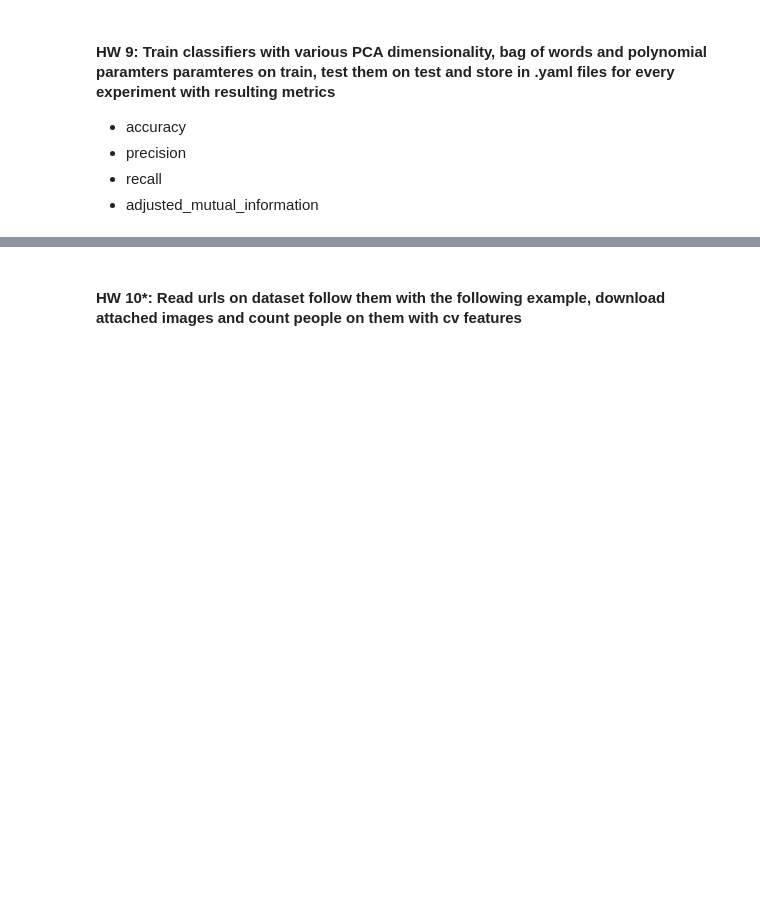
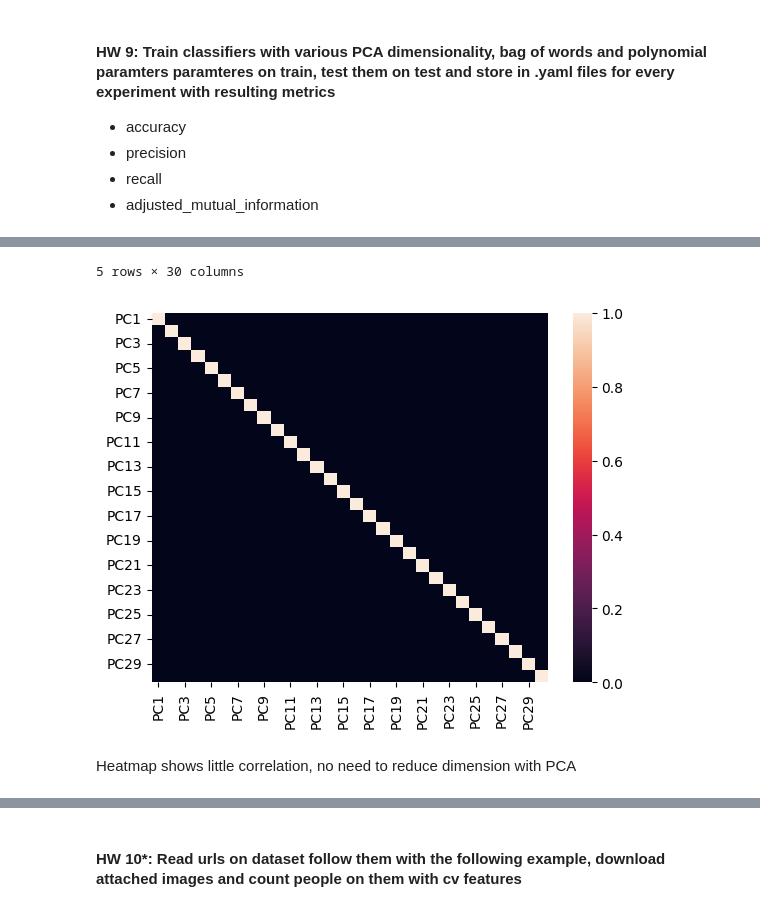
Before and after one commit to fortune-max/M4-python-refresher-ml, a Jupyter notebook: Fortune_BigHomework2.ipynb, the cells around one changed output, grey strips where cells are left out. Saved outputs shown, nothing was run; the diff lists cells and outputs as text; code cells hidden in the pictures; blank space fills up the shorter version.

```diff
--- a/Fortune_BigHomework2.ipynb
+++ b/Fortune_BigHomework2.ipynb
@@ -343,0 +173,28 @@ AMI score: 0.5971830946460774
+# %%
+# Try first with no dimensionality reduction
+unigram_classifier = UnigramClassifierPipeline(n_components=None, max_features=config["unigram_features"], random_state=config["unigram_random_state"])
+
+unigram_classifier.fit(train["text"], train["Target"])
+unigram_predictions = unigram_classifier.predict(test["text"])
+
+acc_score = accuracy_score(test['Target'], unigram_predictions)
+prec_score = precision_score(test['Target'], unigram_predictions)
+rec_score = recall_score(test['Target'], unigram_predictions)
+ami_score = adjusted_mutual_info_score(test['Target'], unigram_predictions)
+
+print("Accuracy score: ", acc_score)
+print("Precision score: ", prec_score)
+print("Recall score: ", rec_score)
+print("Adjusted Mutual Information score: ", ami_score)
+
+# Store results in yaml file using writefile magic
+yaml_content = f"""
+name: Unigram classifier
+description: Unigram classifier with no dimensionality reduction
+accuracyScore: {acc_score}
+precisionScore: {prec_score}
+recallScore: {rec_score}
+amiScore: {ami_score}
+"""
+
+%store yaml_content >experiments/exp_hw9/unigram_classifier.yaml
@@ -343,0 +208,8 @@ AMI score: 0.5971830946460774
+# %%
+# get heatmap of correlation between unigram features before PCA
+unigram_transformed = unigram_classifier.pipeline.named_steps['unigram'].fit_transform(train["text"])
+pca_transformed = unigram_classifier.pipeline.named_steps['pca'].fit_transform(unigram_transformed)
+pca_df = pd.DataFrame(pca_transformed, columns=[f'PC{x}' for x in range(1, pca_transformed.shape[1] + 1)])
+sns.heatmap(pca_df.corr())
+pca_df.head()
+# %% [output]
@@ -343,0 +222,4 @@ AMI score: 0.5971830946460774
+5 rows × 30 columns
+[figure, added]
+# %% [markdown]
+Heatmap shows little correlation, no need to reduce dimension with PCA
```
Also changed, not shown: parts of 25 cells of this notebook, 12 other files.
